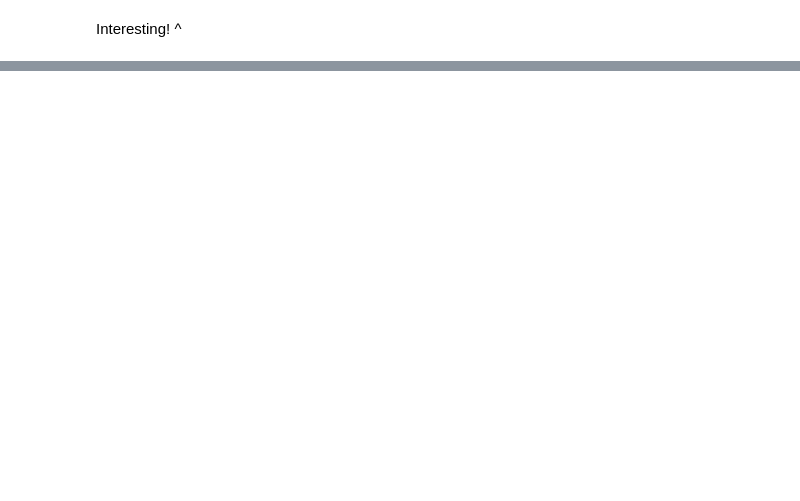
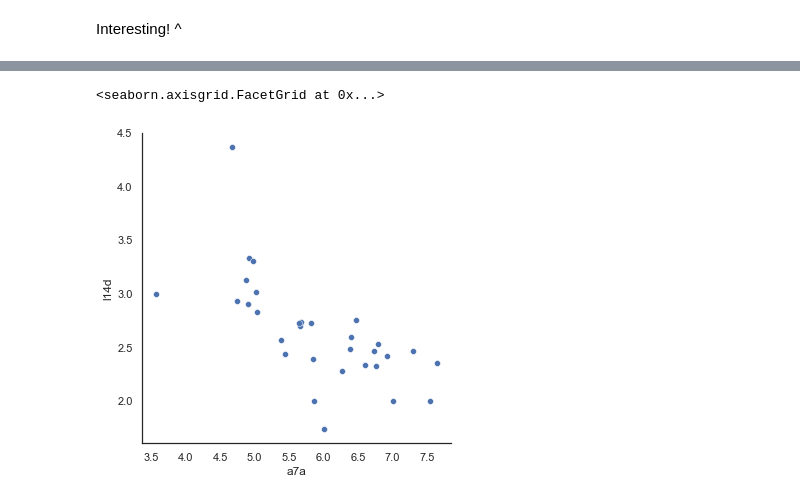
Before and after one commit to wrynearson/china-water, a Jupyter notebook: src/thesis_analysis.ipynb, the cells around one changed output, grey strips where cells are left out. Cells and saved outputs as stored; diff of their text form; code cells hidden in the pictures; blank space fills up the shorter version.

```diff
--- a/src/thesis_analysis.ipynb
+++ b/src/thesis_analysis.ipynb
@@ -51,6 +51,6 @@ The first dataset is the China General Social Survey (CGSS), an annual national
 http://cgss.ruc.edu.cn/index.php?r=index/index&hl=en
 # %%
 # Load cgss2010 Stata file, display the first 5 rows (.head())
-cgss = pd.read_stata('../data/cgss2010_12.dta', convert_categoricals=False)
-cgss.info()
+cgss = pd.read_stata('../data/cgss2010_12.dta', preserve_dtypes = True, convert_categoricals=False)
+cgss
 # %% [output]
@@ -509,7 +604,7 @@ Filter out negative values and unknown ('8')
 # %%
 wq_imp_clean = cgss_wq_imp_clean[
     (cgss_wq_imp_clean.l14d > 0)
-     & (cgss_wq_imp_clean.l14d < 6)
+     # (cgss_wq_imp_clean.l14d < 6)
      & (cgss_wq_imp_clean.l2409 > 0)
      # (cgss_wq_imp_clean.l2409 < 3)
     ]
@@ -578,0 +784,3 @@ Interesting! ^
+# %%
+wq3 = wq_imp_clean[important_questions].groupby("s41").agg("mean")
+wq3
@@ -578,0 +806,9 @@ Interesting! ^
+# %%
+sns.relplot(
+    data=wq3,
+    x='a7a',
+    y='l14d',
+)
+# %% [output]
+<seaborn.axisgrid.FacetGrid at 0x...>
+[figure, added]
```
Also changed, not shown: parts of 28 cells of this notebook, 9 other files.
